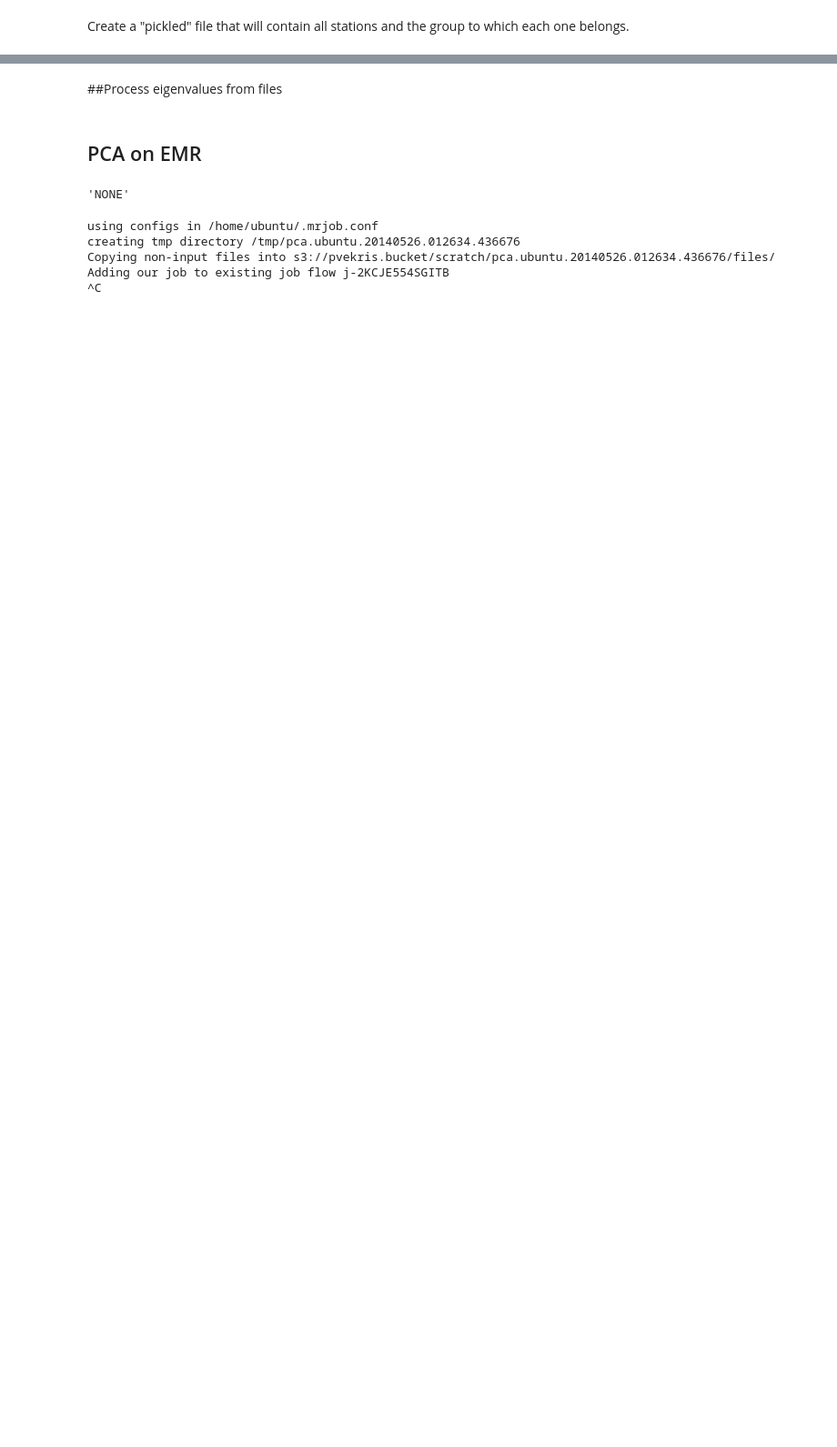
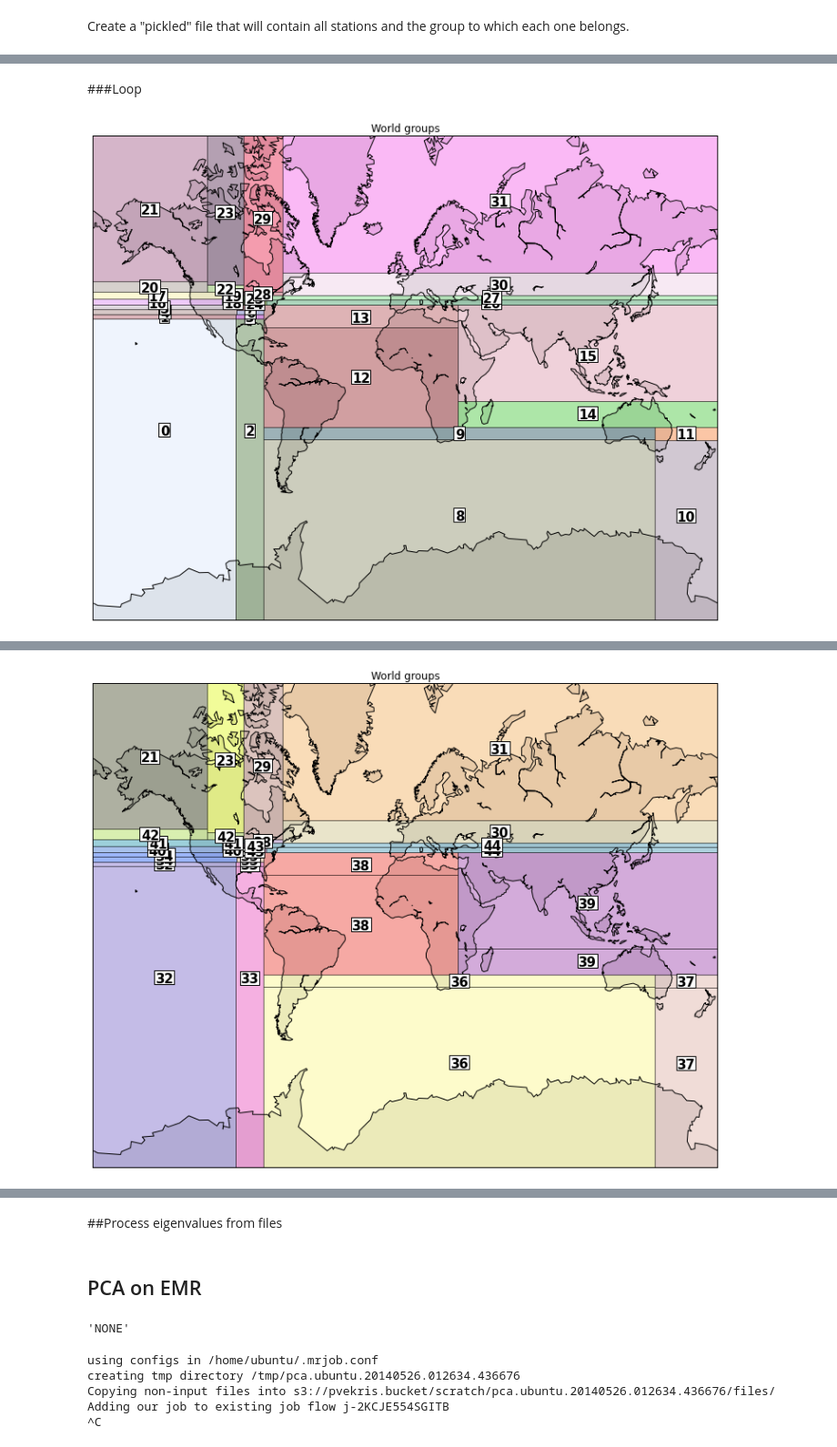
Before and after one commit to panagosg7/UCSD_BigData, a Jupyter notebook: notebooks/weather.mapreduce/04_Main.ipynb, the cells around one changed output, grey strips where cells are left out. Shown: that part at 91% size. Saved outputs shown, nothing was run; the diff lists cells and outputs as text; code cells hidden in the pictures; blank space fills up the shorter version.

Commit message:
Closing the loop

```diff
--- a/notebooks/weather.mapreduce/04_Main.ipynb
+++ b/notebooks/weather.mapreduce/04_Main.ipynb
@@ -60,7 +33,7 @@ grouped_stations.head()
 # %% [markdown]
 Create a "pickled" file that will contain all stations and the group to which each one belongs.
 # %%
-import gzip
-f = gzip.open('grouped_stations.pklz','wb')
-pickle.dump(grouped_stations,f)
-f.close()
+def pickle_dump(obj, filename):
+    f = gzip.open(filename,'wb')
+    pickle.dump(obj,f)
+    f.close()
@@ -181,7 +202,0 @@ def get_mergeable_groups(filename):
-# %%
-def merge_groups(h, filename):
-    """
-    Merge groups in hierarchical index `h` based on the results collected
-    from PCA on output file `filename`.
-    """
-    return [ new_g for (i,j) in get_mergeable_groups(filename) for new_g in [hi.merge_groups(i,j)] if new_g > 0 ]
@@ -279,0 +203,64 @@ plot_map(hi)
+# %% [markdown]
+###Loop
+# %%
+# loop condition
+cont = True
+
+# loop iterator
+itr  = 0
+
+# groups for which PCA has run
+computed_groups = set([])
+
+# plot the map
+hi.plot_map()
+
+
+while cont:
+
+    print '================================'
+    print 'Iteration', itr
+    print '================================'
+
+
+    # this needs to get updated on every iteration because stations might get assigned to new groups
+    grouped_stations = hi.get_grouped_stations()
+
+
+    # dump stations with group information
+    pickle_dump(grouped_stations, 'grouped_stations.pklz')
+
+
+    # Compute the groups that remain to be computed
+    current_groups = grouped_stations['group_id'].unique()
+    remaining_groups = list(set(current_groups) - computed_groups)
+
+
+    # run the PCA analysis on all groups
+    pca_cmd(local_data, key_id, secret_key, 'grouped_stations.pklz', remaining_groups, local_output_file, False)
+    #!python pca.py $local_data --key $key_id --secret $secret_key --stations grouped_stations.pklz > $local_output_file
+
+
+    #update computed groups
+    computed_groups = computed_groups | set(remaining_groups)
+
+    # merge where possible
+    new_groups = merge_groups(hi,local_output_file)
+
+
+    # plot the map
+    hi.plot_map()
+
+
+    # update iterator and loop condition
+    if len(new_groups) > 0:
+        itr = itr + 1
+    else:
+        cont = False
+
+
+print '================================'
+print 'Finished'
+print '================================'
+# %% [output]
+[figure, added]
@@ -279,0 +284 @@ plot_map(hi)
+[figure, added]
```
Also changed, not shown: parts of 36 cells of this notebook, 2 other files.
